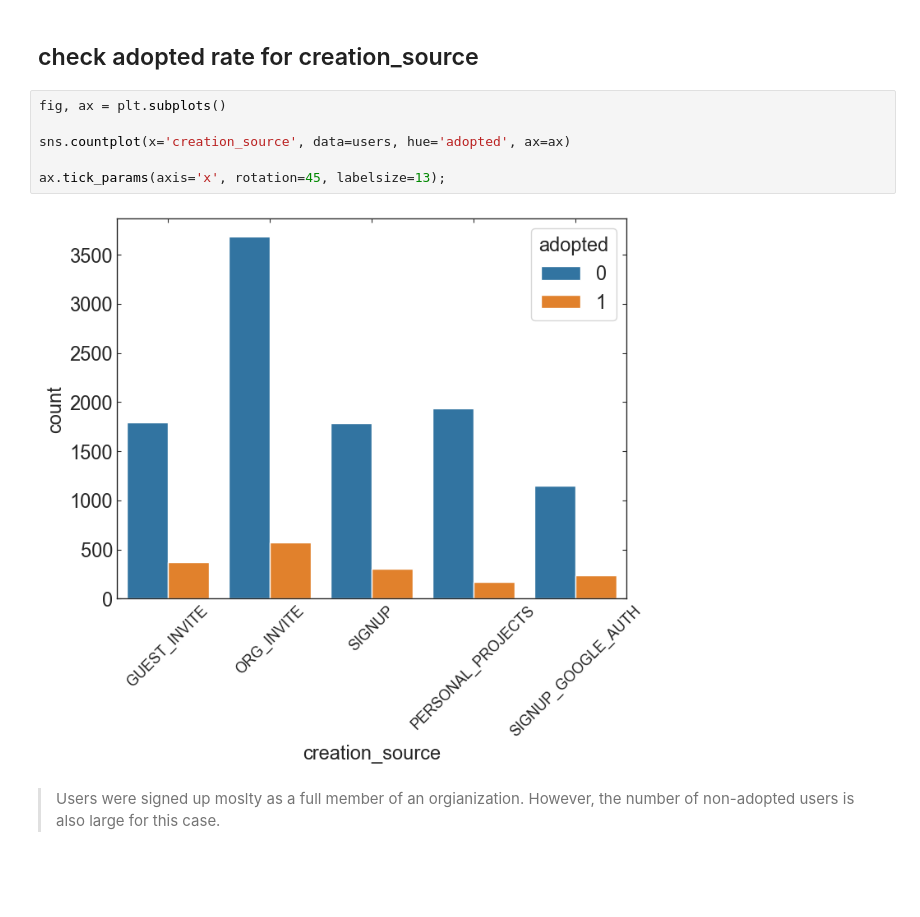
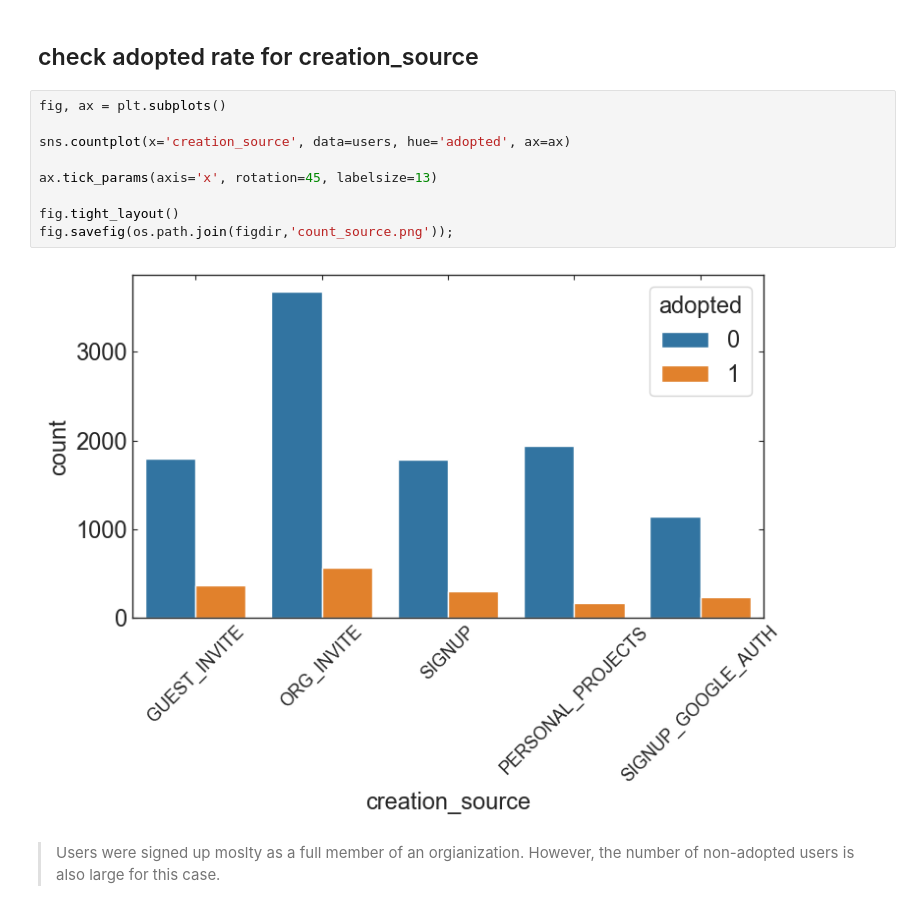
Before and after one commit to astrodoo/Springboard, a Jupyter notebook: Mini_Project/Relax_Inc_Challenge/notebook/Relax_Inc_Challenge.ipynb, the cells around one changed output. Drawn from its saved outputs; the diff is of its cells as text; blank space fills up the shorter version.

```diff
--- a/Mini_Project/Relax_Inc_Challenge/notebook/Relax_Inc_Challenge.ipynb
+++ b/Mini_Project/Relax_Inc_Challenge/notebook/Relax_Inc_Challenge.ipynb
@@ -337,11 +337,14 @@ users.head()
 # %%
 fig, ax = plt.subplots()
 
 sns.countplot(x='creation_source', data=users, hue='adopted', ax=ax)
 
-ax.tick_params(axis='x', rotation=45, labelsize=13);
+ax.tick_params(axis='x', rotation=45, labelsize=13)
+
+fig.tight_layout()
+fig.savefig(os.path.join(figdir,'count_source.png'));
 # %% [output]
-[figure, old version]
+[figure, new version]
 # %% [markdown]
 > Users were signed up moslty as a full member of an orgianization. However, the number of non-adopted users is also large for this case.
 # %%
```
Also changed, not shown: parts of 14 cells of this notebook, 16 other files.
